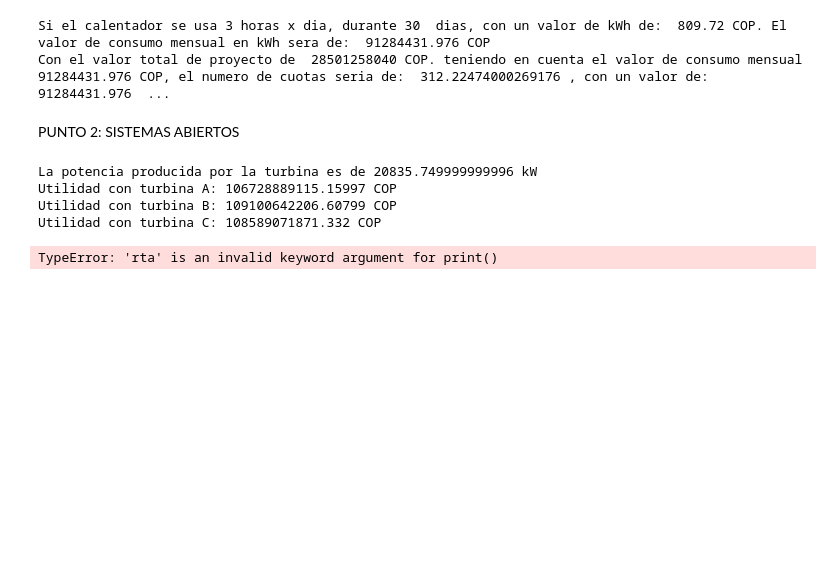
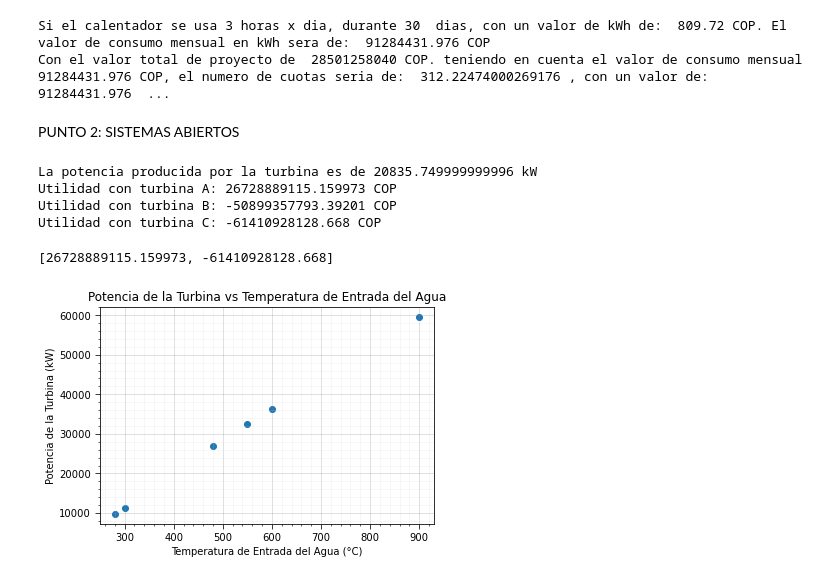
Before and after one commit to Cricea/Cricea-Notebooks, a Jupyter notebook: Termofluidos 1/Parcial 1 Termo.ipynb, the cells around one changed output. Drawn from its saved outputs; the diff is of its cells as text; code cells hidden in the pictures; blank space fills up the shorter version.

Commit message:
avance de punto 2

```diff
--- a/Termofluidos 1/Parcial 1 Termo.ipynb
+++ b/Termofluidos 1/Parcial 1 Termo.ipynb
@@ -307,33 +307,59 @@ precio_produccion = 809.72  # Valor proporcionado en el recibo
 utilidades=[]
 for turbina in turbinas:
     ganancia = ((Potencia * turbina['eficiencia']) * (365 * 24)) * precio_produccion  # kWh
-    costo = ((Potencia * turbina['eficiencia']) * (365 * 24)) * turbina['costo_operacion']
+    costo = (((Potencia * turbina['eficiencia']) * (365 * 24)) * turbina['costo_operacion'])+(turbina['costo_generador']*(10**9))
     utilidad = ganancia - costo
     utilidades.append(utilidad)
     print(f'Utilidad con turbina {turbina["nombre"]}: {utilidad} COP')
-rta=max(utilidades)
+x=[max(utilidades),min(utilidades)]
+x
 # %% [output]
 La potencia producida por la turbina es de 20835.749999999996 kW
-Utilidad con turbina A: 106728889115.15997 COP
-Utilidad con turbina B: 109100642206.60799 COP
-Utilidad con turbina C: 108589071871.332 COP
+Utilidad con turbina A: 26728889115.159973 COP
+Utilidad con turbina B: -50899357793.39201 COP
+Utilidad con turbina C: -61410928128.668 COP
-TypeError: 'rta' is an invalid keyword argument for print()
+[26728889115.159973, -61410928128.668]
 # %%
 import matplotlib.pyplot as plt
+from scipy import interpolate
+def interpol_h1( temperatura :float):
+    # Datos tomados de tabla A6 para interpolar
+    x = [275, 500, 1000, 1300]
+    y = [2839.5, 3434.7, 4628.3, 5405.7]
+
+    # Crear función de interpolación lineal
+    f_linear = interpolate.interp1d(x, y, kind='linear')
+
+    # Evaluar la función en un punto
+    y_new = f_linear( temperatura )
+    return y_new
+    print(f'El valor interpolado en x={ temperatura } es y={y_new}')
 
 # Definir temperaturas de entrada del agua
-temperaturas_agua = [...]  # Lista de temperaturas en °C
+temperaturas_agua = [280, 300, 480, 550, 600, 900]  # Lista de temperaturas en °C
 
 # Calcular potencia para cada temperatura
 potencias = []
 for temp_agua in temperaturas_agua:
-    # ... Código para obtener h1 y h2 a partir de la temperatura
-    P = m_dot * (h1 - h2)
+    h1= interpol_h1(temp_agua)
+    h2 =  2555.6 # Entalpía final en kJ/kg tabla A4
+    P = flujo * (h1 - h2)
     potencias.append(P)
 
 # Graficar
-plt.plot(temperaturas_agua, potencias)
+plt.scatter(temperaturas_agua, potencias)
 plt.xlabel('Temperatura de Entrada del Agua (°C)')
 plt.ylabel('Potencia de la Turbina (kW)')
 plt.title('Potencia de la Turbina vs Temperatura de Entrada del Agua')
+plt.tick_params(direction='out', length=5, width=0.75, grid_alpha=0.3)
+plt.xticks(rotation=0)
+plt.minorticks_on()
+plt.ylim(None, None)
+plt.xlim(None, None)
+plt.grid(True)
+plt.grid(visible=True, which='major', color='grey', linestyle='-')
+plt.grid(visible=True, which='minor', color='lightgrey', linestyle='-', alpha=0.2)
+plt.tight_layout;
 plt.show()
+# %% [output]
+[figure, added]
```
Also changed, not shown: parts of 1 cell of this notebook.
